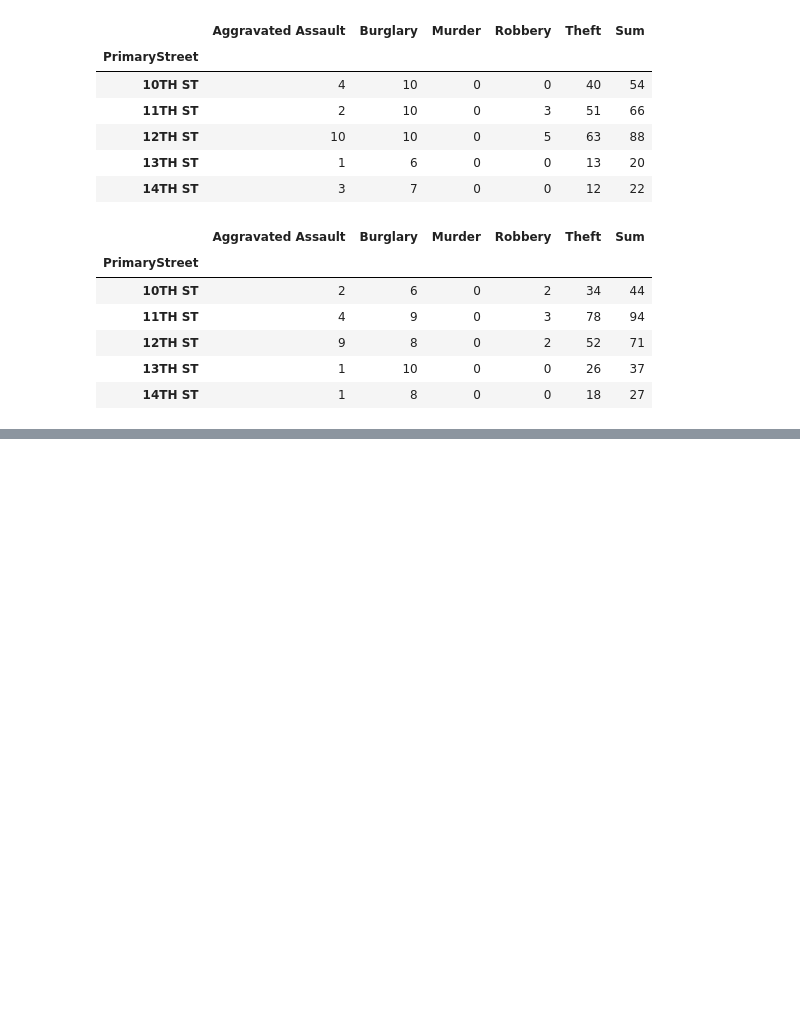
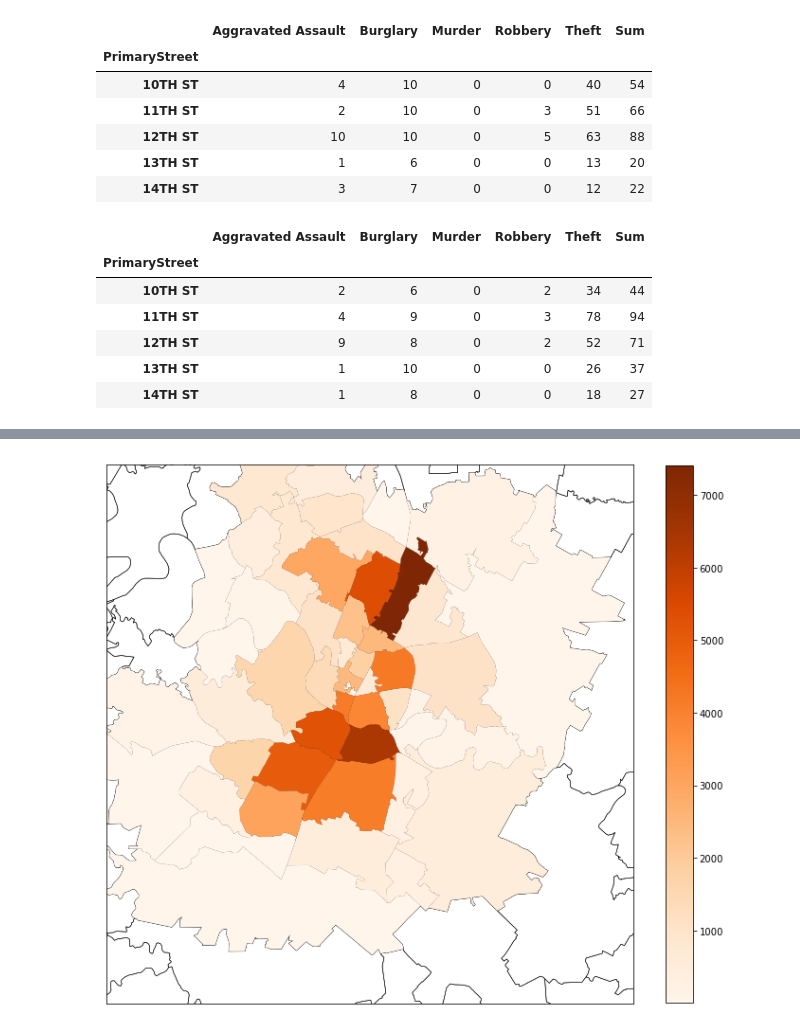
Before and after one commit to sxzhu/mis381_project, a Jupyter notebook: Exploratory_Template-Paige.ipynb, the cells around one changed output, grey strips where cells are left out. Drawn from its saved outputs; the diff is of its cells as text; code cells hidden in the pictures; blank space fills up the shorter version.

Commit message:
Added 'data' folder and heatmap

```diff
--- a/Exploratory_Template-Paige.ipynb
+++ b/Exploratory_Template-Paige.ipynb
@@ -147,0 +157,4 @@ result_2015.sort_values('Sum', ascending=False).drop('Sum', 1)[:20].plot(kind='b
+# %%
+zipcode_counts = pd.DataFrame(crime['Zipcode'].value_counts())
+zipcode_counts.columns = ['Sum']
+zipcode_counts.head()
@@ -147,0 +168,33 @@ result_2015.sort_values('Sum', ascending=False).drop('Sum', 1)[:20].plot(kind='b
+# %%
+fig, ax = plt.subplots(figsize=(10,20))
+
+austin_map = Basemap(resolution='h', # c, l, i, h, f or None
+            projection='merc',
+            lat_0=30.2409175, lon_0=-97.708089,
+            llcrnrlat=29.976577, llcrnrlon=-98.011817,
+            urcrnrlat=30.505258, urcrnrlon=-97.414361)
+
+austin_map.readshapefile('data/Zipcodes', 'areas')
+
+df_poly = pd.DataFrame({
+        'shapes': [Polygon(np.array(shape), True) for shape in austin_map.areas],
+        'area': [area['ZCTA5CE10'] for area in austin_map.areas_info]
+    })
+
+df_poly = df_poly.merge(zipcode_counts, left_on='area', right_index=True, how='inner')
+
+cmap = plt.get_cmap('Oranges')
+pc = PatchCollection(df_poly.shapes, zorder=2)
+norm = Normalize()
+
+pc.set_facecolor(cmap(norm(df_poly['Sum'].fillna(0).values)))
+ax.add_collection(pc)
+
+mapper = matplotlib.cm.ScalarMappable(norm=norm, cmap=cmap)
+
+mapper.set_array(df_poly['Sum'])
+plt.colorbar(mapper, shrink=0.4)
+
+savefig('Total_crime_heatmap.png', dpi=600)
+# %% [output]
+[figure, added]
```
Also changed, not shown: parts of 4 cells of this notebook, 3 other files.
